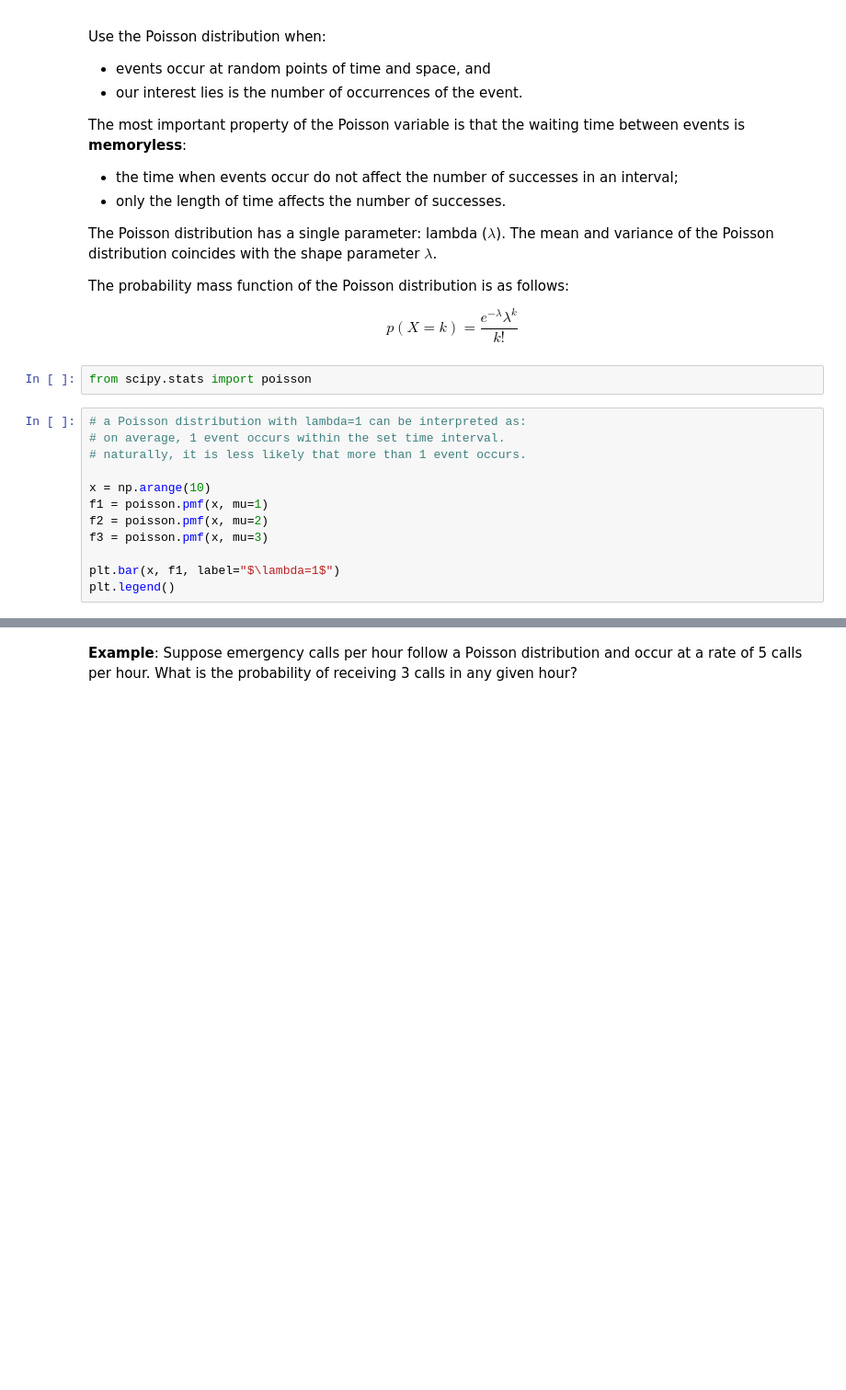
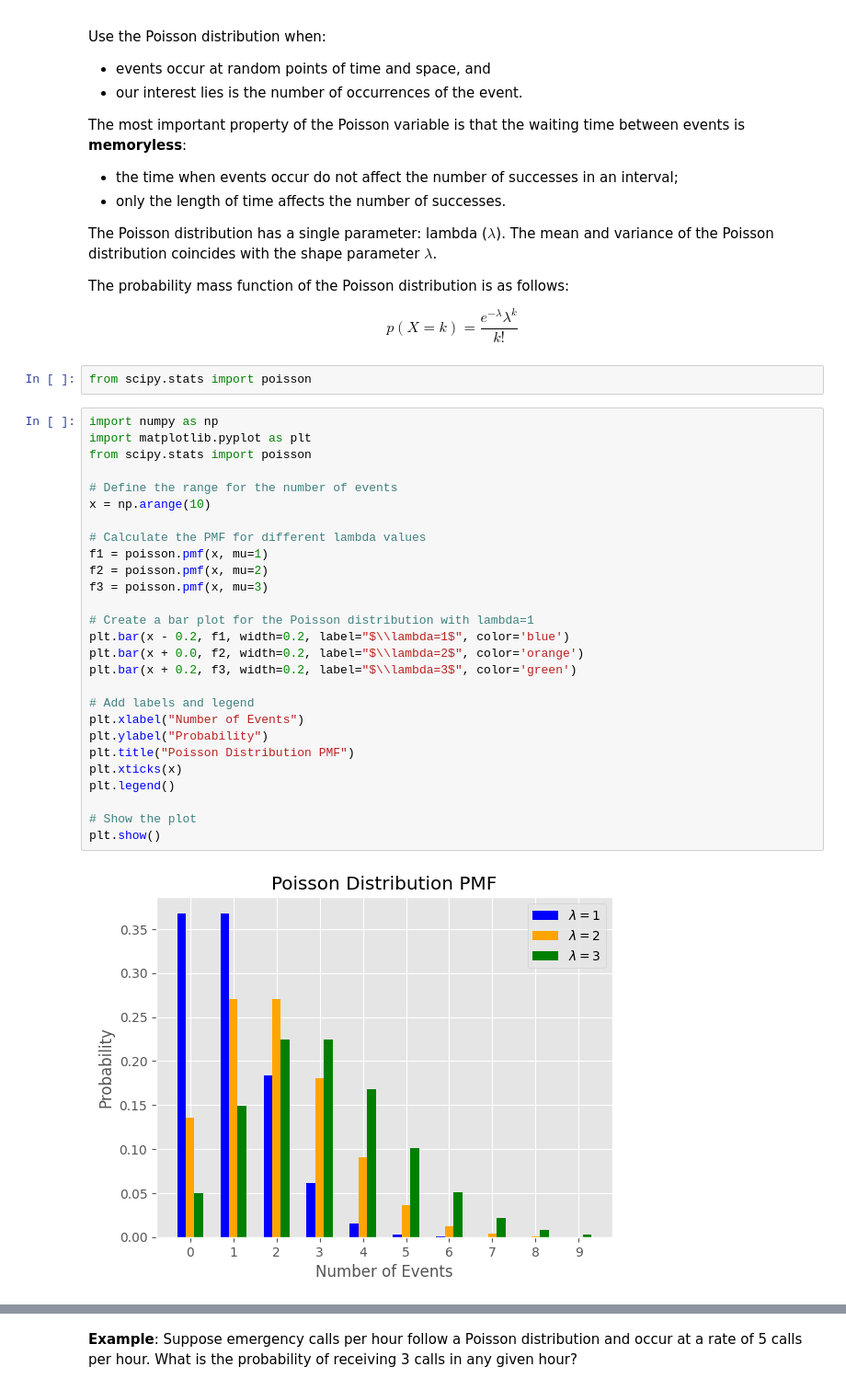
Before and after one commit to badineniharshith/IIIT-HYD-, a Jupyter notebook: AIML_Sep'24_Probability_Primer.ipynb, the cells around one changed output, grey strips where cells are left out. Shown at 92% size. Saved outputs shown, nothing was run; the diff lists cells and outputs as text; blank space fills up the shorter version.

```diff
--- a/AIML_Sep'24_Probability_Primer.ipynb
+++ b/AIML_Sep'24_Probability_Primer.ipynb
@@ -547,18 +632,35 @@ The probability mass function of the Poisson distribution is as follows:
 $$p(X=k) = \frac{e^{-\lambda}\lambda^{k}}{k!}$$
 # %%
 from scipy.stats import poisson
-# %%
-# a Poisson distribution with lambda=1 can be interpreted as:
-# on average, 1 event occurs within the set time interval.
-# naturally, it is less likely that more than 1 event occurs.
-
-x = np.arange(10)
-f1 = poisson.pmf(x, mu=1)
-f2 = poisson.pmf(x, mu=2)
-f3 = poisson.pmf(x, mu=3)
-
-plt.bar(x, f1, label="$\lambda=1$")
-plt.legend()
+# %%
+import numpy as np
+import matplotlib.pyplot as plt
+from scipy.stats import poisson
+
+# Define the range for the number of events
+x = np.arange(10)
+
+# Calculate the PMF for different lambda values
+f1 = poisson.pmf(x, mu=1)
+f2 = poisson.pmf(x, mu=2)
+f3 = poisson.pmf(x, mu=3)
+
+# Create a bar plot for the Poisson distribution with lambda=1
+plt.bar(x - 0.2, f1, width=0.2, label="$\\lambda=1$", color='blue')
+plt.bar(x + 0.0, f2, width=0.2, label="$\\lambda=2$", color='orange')
+plt.bar(x + 0.2, f3, width=0.2, label="$\\lambda=3$", color='green')
+
+# Add labels and legend
+plt.xlabel("Number of Events")
+plt.ylabel("Probability")
+plt.title("Poisson Distribution PMF")
+plt.xticks(x)
+plt.legend()
+
+# Show the plot
+plt.show()
+# %% [output]
+[figure, added]
 # %%
 # the average can be calculated by multiplying the inputs with the values of the PMF
 x @ f1
```
Also changed, not shown: parts of 29 cells of this notebook.
